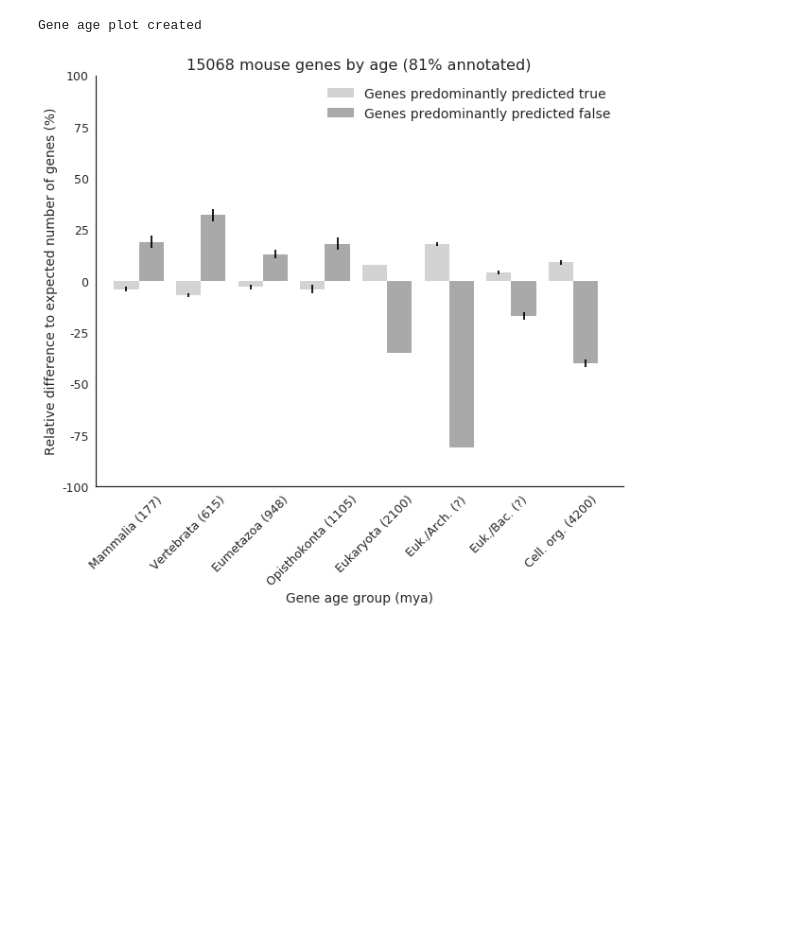
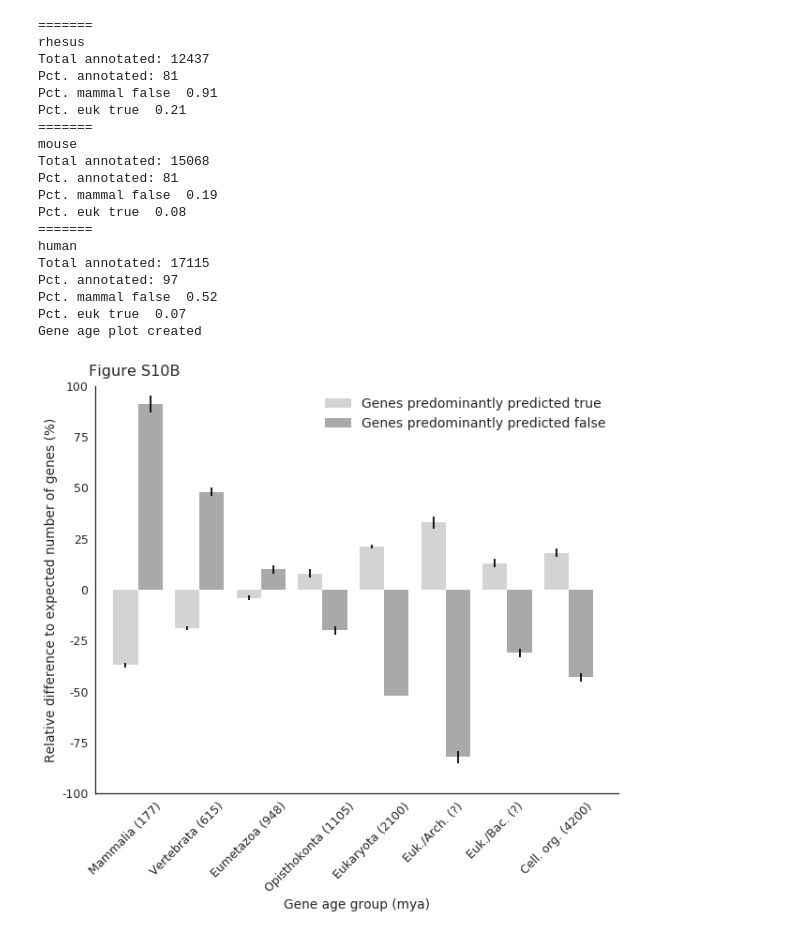
Before and after one commit to ptrebert/project-cross-species, a Jupyter notebook: notebooks/plotting/plot_gene_ages_relbar.ipynb, the cells around one changed output. Cells and saved outputs as stored; diff of their text form; code cells hidden in the pictures; blank space fills up the shorter version.

Commit message:
updated gene age plotting notebook to print infos for paper

```diff
--- a/notebooks/plotting/plot_gene_ages_relbar.ipynb
+++ b/notebooks/plotting/plot_gene_ages_relbar.ipynb
@@ -81,7 +81,7 @@ group_labels = {'ftage_bin_eumeta': 'Eumetazoa', 'ftage_bin_euk': 'Eukaryota',
                 'ftcons_pct_body': 'Aln. body', 'ftcons_pct_reg5p': 'Aln. promoter'}
 
 def exec_gene_ages():
-
+    fig_keys = {'human': '12', 'mouse': 'S10A', 'rhesus': 'S10B'}
     for spec, fp in gene_age_files.items():
         if spec not in ['human', 'mouse', 'rhesus']:
             continue
@@ -107,17 +107,33 @@ def exec_gene_ages():
         group_priors = collect_group_priors(age_data)
         group_stats = collect_group_statistics(age_data)
 
-        title = '{} {} genes by age ({}% annotated)'.format(annot_genes, spec,
-                                                            pct_annot)
+        ### For publication
+        print('=======')
+        print(spec)
+        print('Total annotated: {}'.format(annot_genes))
+        print('Pct. annotated: {}'.format(pct_annot))
+
+#         title = '{} {} genes by age ({}% annotated)'.format(annot_genes, spec,
+#                                                             pct_annot)
+        fk = fig_keys[spec]
+        title = 'Figure {}'.format(fk)
         fig, exart = plot_count_bars(group_stats, group_priors, title)
         if save_figures:
-            outfile = '{}_fig_X_main_{}_gene-age_diffbar.svg'.format(date, spec)
-            outpath = os.path.join(out_folder, 'main', outfile)
+            outname = 'fig_{}_gene-age_{}'.format(fk, spec)
+            if spec == 'human':
+                subfolder = 'main'
+            else:
+                subfolder = 'supp'
+
+            outpath = os.path.join(out_folder, subfolder, 'raw', outname + '.svg')
             fig.savefig(outpath, bbox_extra_artists=exart, bbox_inches='tight')
-            outpath = outpath.replace('.svg', '.png')
+
+            outpath = os.path.join(out_folder, subfolder, 'png', outname + '.png')
             fig.savefig(outpath, bbox_extra_artists=exart, bbox_inches='tight', dpi=300)
-            outpath = outpath.replace('.png', '.pdf')
+
+            outpath = os.path.join(out_folder, subfolder, outname + '.pdf')
             fig.savefig(outpath, bbox_extra_artists=exart, bbox_inches='tight')
+
     return True
 
 
@@ -175,6 +191,9 @@ def plot_count_bars(group_data, group_priors, title):
 
     barwidth = 0.2
 
+    mammal_idx = 0
+    euk_idx = 4
+
     glabels = []
     x_ticks = []
     true_x, false_x = [],[]
@@ -223,6 +242,10 @@ def plot_count_bars(group_data, group_priors, title):
 
         x_val += 1.5 * barwidth
 
+    ### for publication
+    print('Pct. mammal false ', false_hts[mammal_idx].round(2))
+    print('Pct. euk true ', true_hts[euk_idx].round(2))
+
     fig, ax = plt.subplots(figsize=(10, 8))
     ax.set_xlim(0, x_val)
     ax.set_ylim(-1, 1)
@@ -230,32 +253,51 @@ def plot_count_bars(group_data, group_priors, title):
     y_ticks = np.arange(-1, 1.25, 0.25)
     y_labels = map(str, [int(x * 100) for x in y_ticks])
 
     ax.bar(true_x, true_hts, color='lightgrey', width=barwidth, yerr=true_errs,
            label='Genes predominantly predicted true')
     ax.bar(false_x, false_hts, color='darkgrey', width=barwidth, yerr=false_errs,
            label='Genes predominantly predicted false')
 
     ax.legend(fontsize=14)
 
     ax.set_ylabel('Relative difference to expected number of genes (%)')
     ax.set_yticks(y_ticks)
     ax.set_yticklabels(y_labels)
 
     ax.set_xlabel('Gene age group (mya)')
     ax.set_xticks(x_ticks)
     ax.set_xticklabels(glabels, rotation=45)
 
-    ax.set_title(title, fontsize=16)
+    tt = ax.set_title(title, fontsize=16)
+    tt.set_position([0.075, 1.01])
 
     ax.spines['top'].set_visible(False)
     ax.spines['right'].set_visible(False)
 
     return fig, []
 
 
 if run_exec_gene_ages:
     execd = exec_gene_ages()
     print('Gene age plot created')
 # %% [output]
+=======
+rhesus
+Total annotated: 12437
+Pct. annotated: 81
+Pct. mammal false  0.91
+Pct. euk true  0.21
+=======
+mouse
+Total annotated: 15068
+Pct. annotated: 81
+Pct. mammal false  0.19
+Pct. euk true  0.08
+=======
+human
+Total annotated: 17115
+Pct. annotated: 97
+Pct. mammal false  0.52
+Pct. euk true  0.07
 Gene age plot created
-[figure, old version]
+[figure, new version]
```
Also changed, not shown: parts of 1 cell of this notebook.
